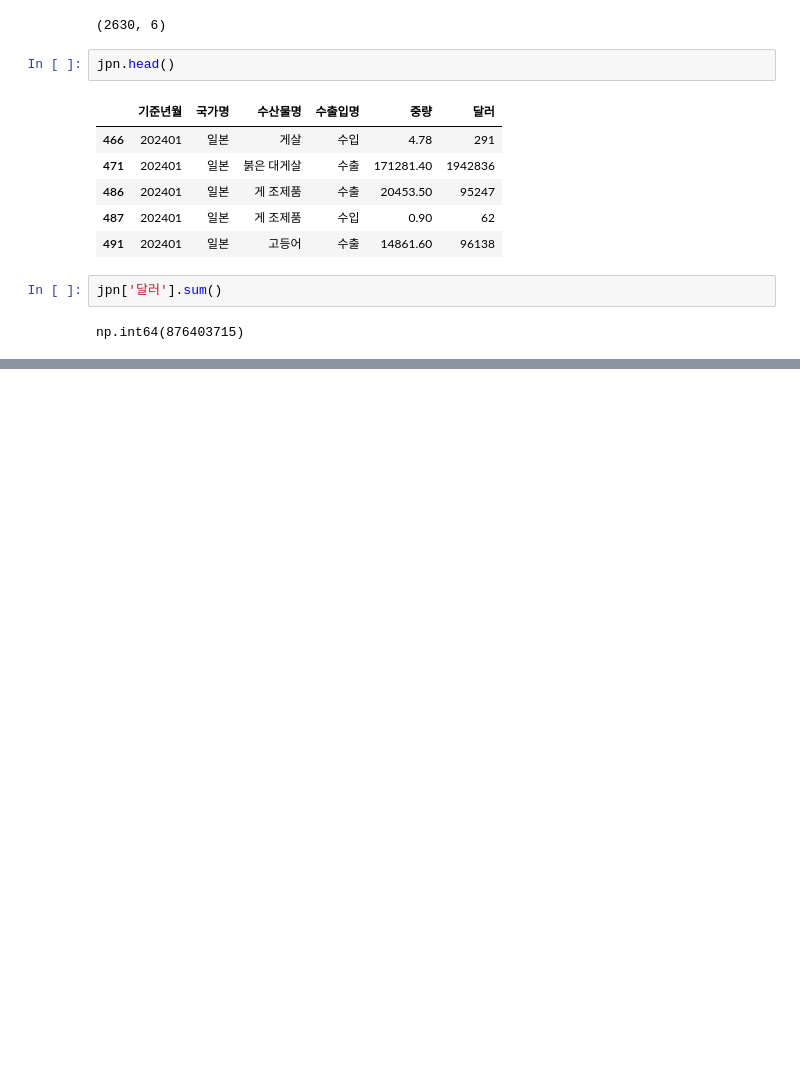
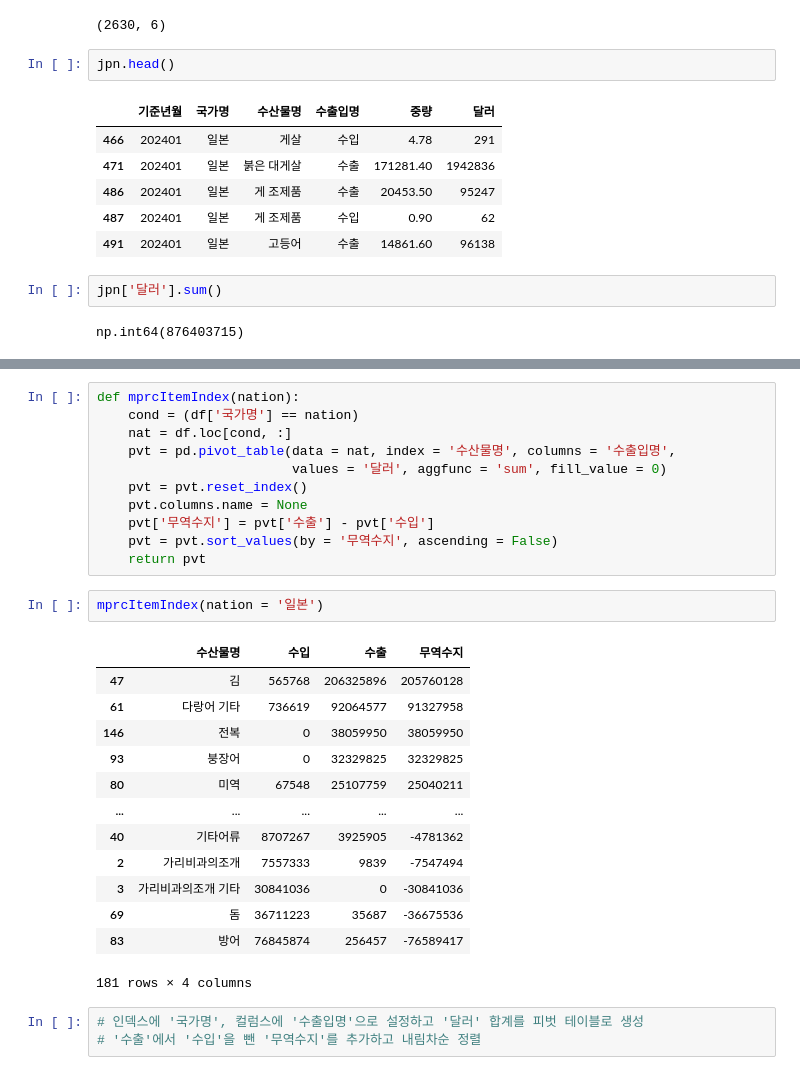
Before and after one commit to HelloDataScience/Yangju, a Jupyter notebook: Day4.ipynb, the cells around one changed output, grey strips where cells are left out. Drawn from its saved outputs; the diff is of its cells as text; blank space fills up the shorter version.

```diff
--- a/Day4.ipynb
+++ b/Day4.ipynb
@@ -359,0 +505,30 @@ np.int64(876403715)
+# %%
+def mprcItemIndex(nation):
+    cond = (df['국가명'] == nation)
+    nat = df.loc[cond, :]
+    pvt = pd.pivot_table(data = nat, index = '수산물명', columns = '수출입명',
+                         values = '달러', aggfunc = 'sum', fill_value = 0)
+    pvt = pvt.reset_index()
+    pvt.columns.name = None
+    pvt['무역수지'] = pvt['수출'] - pvt['수입']
+    pvt = pvt.sort_values(by = '무역수지', ascending = False)
+    return pvt
+# %%
+mprcItemIndex(nation = '일본')
+# %% [output]
+|  | 수산물명 | 수입 | 수출 | 무역수지 |
+| 47 | 김 | 565768 | 206325896 | 205760128 |
+| 61 | 다랑어 기타 | 736619 | 92064577 | 91327958 |
+| 146 | 전복 | 0 | 38059950 | 38059950 |
+| 93 | 붕장어 | 0 | 32329825 | 32329825 |
+| 80 | 미역 | 67548 | 25107759 | 25040211 |
+| ... | ... | ... | ... | ... |
+| 40 | 기타어류 | 8707267 | 3925905 | -4781362 |
+| 2 | 가리비과의조개 | 7557333 | 9839 | -7547494 |
+| 3 | 가리비과의조개 기타 | 30841036 | 0 | -30841036 |
+| 69 | 돔 | 36711223 | 35687 | -36675536 |
+| 83 | 방어 | 76845874 | 256457 | -76589417 |
+181 rows × 4 columns
+# %%
+# 인덱스에 '국가명', 컬럼스에 '수출입명'으로 설정하고 '달러' 합계를 피벗 테이블로 생성
+# '수출'에서 '수입'을 뺀 '무역수지'를 추가하고 내림차순 정렬
```
Also changed, not shown: parts of 17 cells of this notebook.
